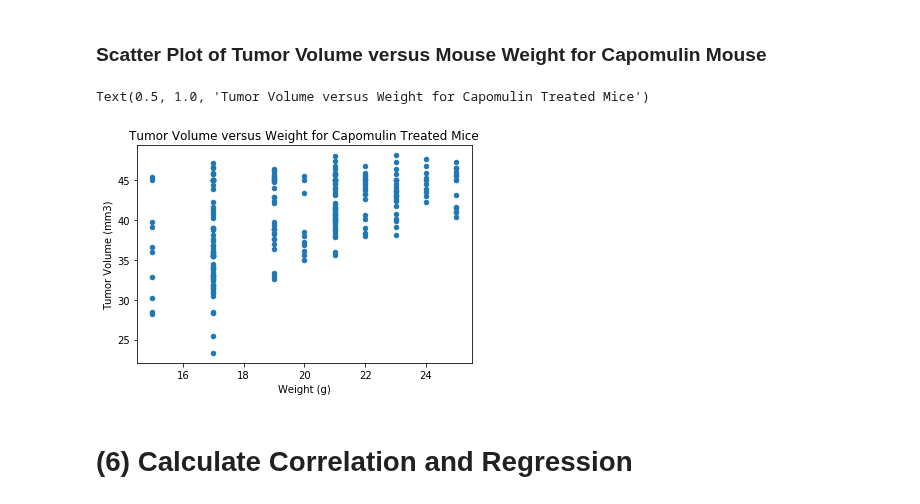
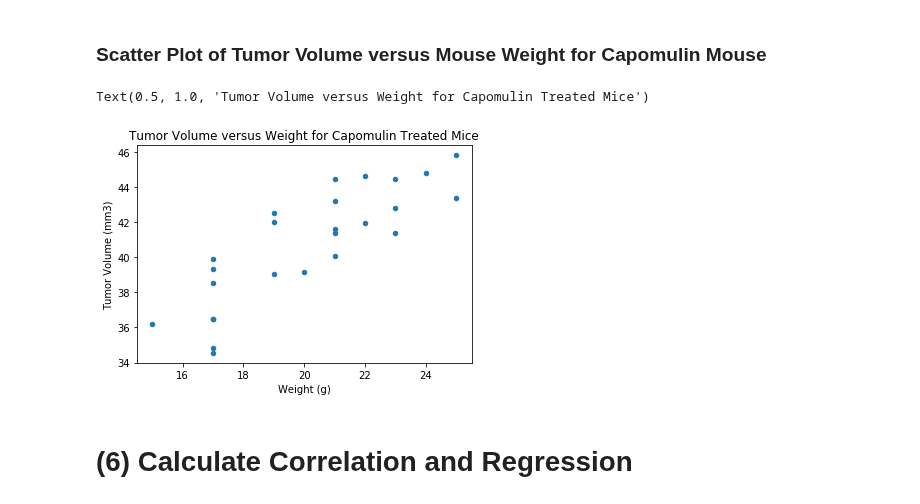
Before and after one commit to JenniferM-BShulyak/matplotlib-challenge, a Jupyter notebook: pymaceuticals.ipynb, the cells around one changed output. Cells and saved outputs as stored; diff of their text form; code cells hidden in the pictures.

```diff
--- a/pymaceuticals.ipynb
+++ b/pymaceuticals.ipynb
@@ -341,14 +341,16 @@ Text(0.5, 1.0, 'Capomulin Treatment for Mouse s185')
 ### Scatter Plot of Tumor Volume versus Mouse Weight for Capomulin Mouse
 # %%
 # Make a df of just one Capo mouse with columns for timepoint and the tumor volume
-mouse_cap_w = clean_df.loc[clean_df["Drug Regimen"] == "Capomulin", ["Weight (g)", "Tumor Volume (mm3)"]]
+mouse_cap_w = clean_df.loc[clean_df["Drug Regimen"] == "Capomulin", ["Mouse ID", "Weight (g)", "Tumor Volume (mm3)"]]
+
+mouse_cap_avgw = mouse_cap_w.groupby("Mouse ID")["Weight (g)", "Tumor Volume (mm3)"].mean()
 
 # Make the Scatterplot
-mouse_cap_w.plot.scatter("Weight (g)", "Tumor Volume (mm3)", legend= None)
+mouse_cap_avgw.plot.scatter("Weight (g)", "Tumor Volume (mm3)", legend= None)
 plt.title("Tumor Volume versus Weight for Capomulin Treated Mice")
 # %% [output]
 Text(0.5, 1.0, 'Tumor Volume versus Weight for Capomulin Treated Mice')
-[figure, old version]
+[figure, new version]
 # %% [markdown]
 # (6) Calculate Correlation and Regression
 # %% [markdown]
```
Also changed, not shown: parts of 16 cells of this notebook, 1 other file.
